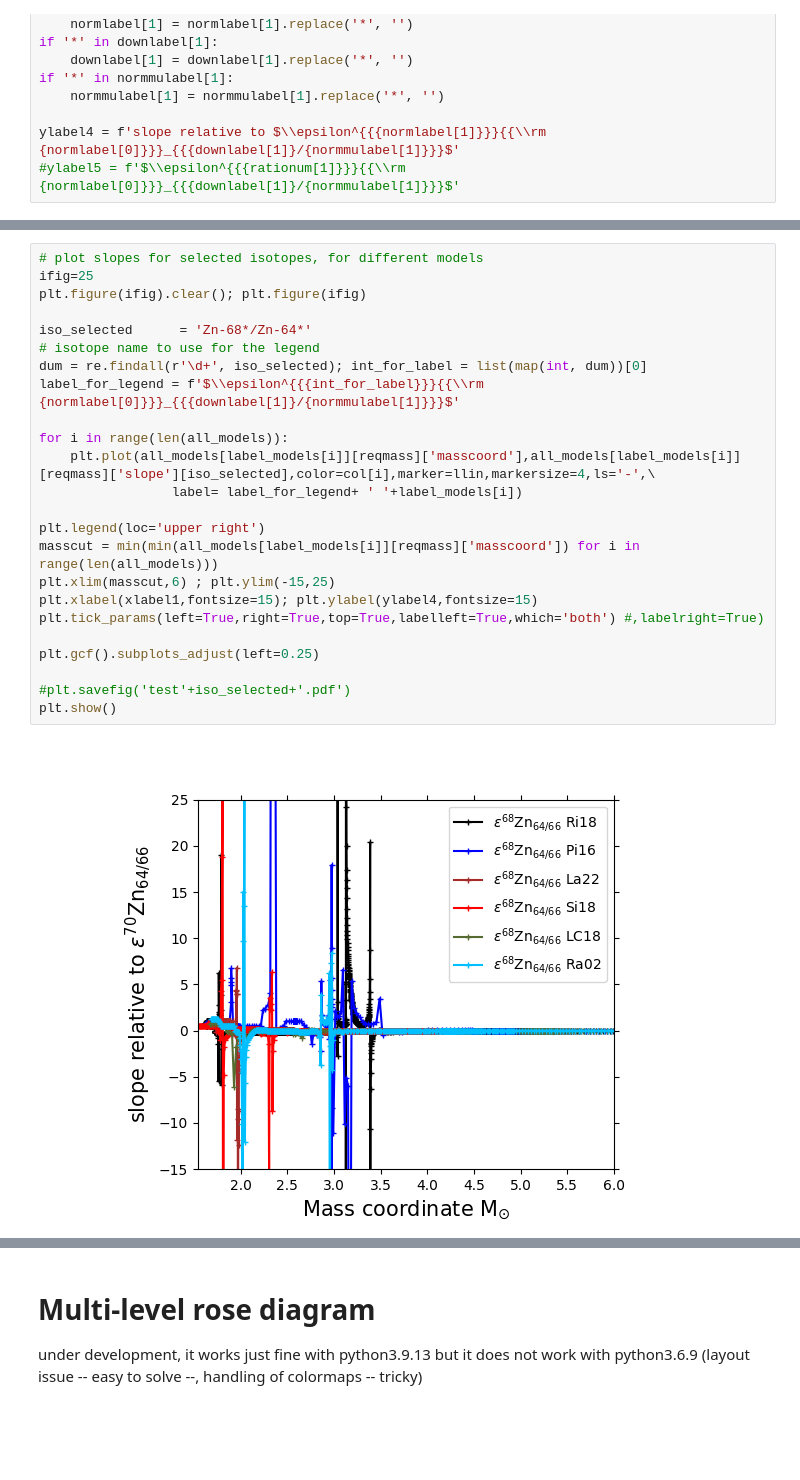
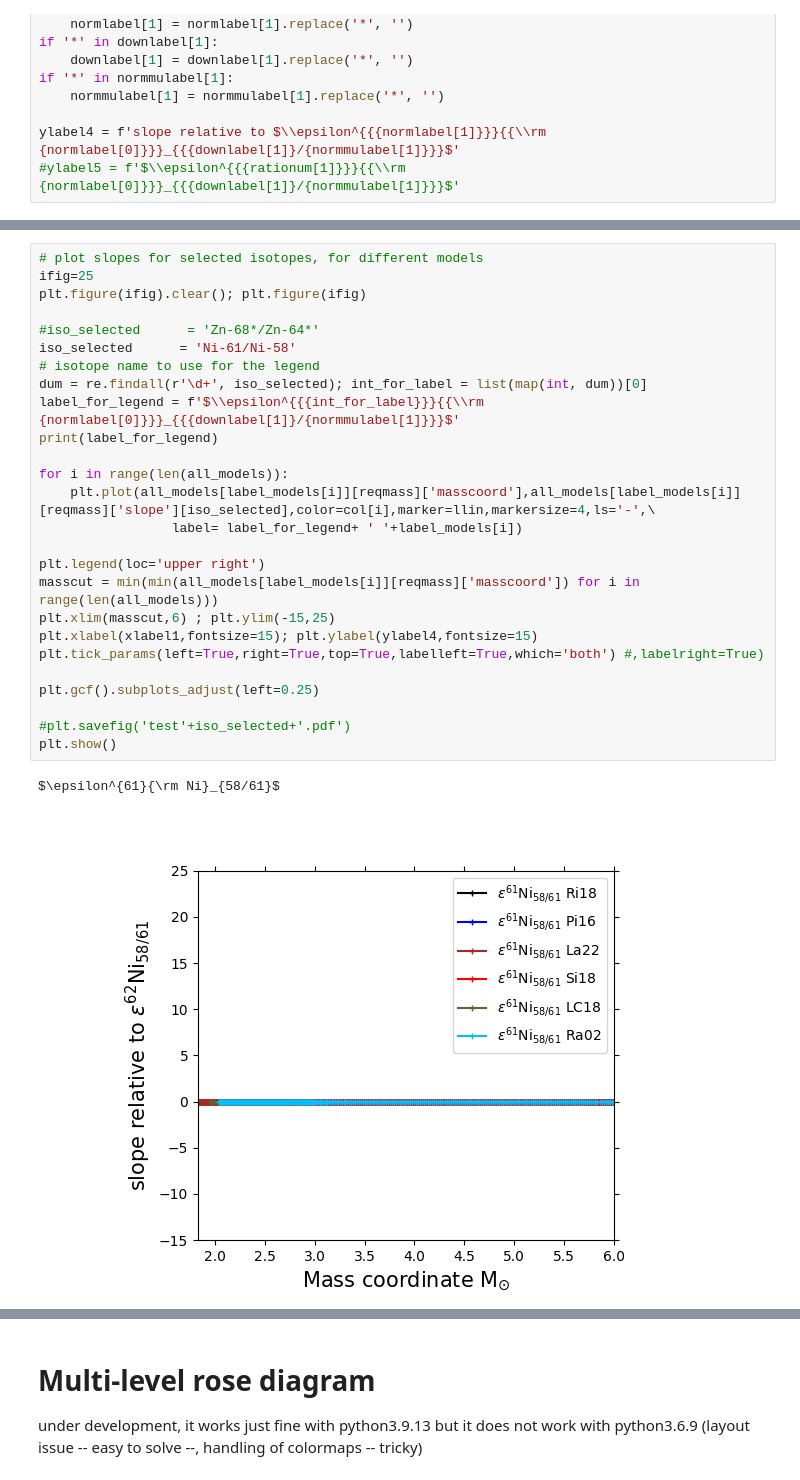
Before and after one commit to NuGrid/chetec-infra_WP9, a Jupyter notebook: simple_plot_v11.ipynb, the cells around one changed output, grey strips where cells are left out. Saved outputs shown, nothing was run; the diff lists cells and outputs as text; blank space fills up the shorter version.

```diff
--- a/simple_plot_v11.ipynb
+++ b/simple_plot_v11.ipynb
@@ -464,29 +478,32 @@ plt.show()
 # %%
 # plot slopes for selected isotopes, for different models
 ifig=25
 plt.figure(ifig).clear(); plt.figure(ifig)
 
-iso_selected      = 'Zn-68*/Zn-64*'
+#iso_selected      = 'Zn-68*/Zn-64*'
+iso_selected      = 'Ni-61/Ni-58'
 # isotope name to use for the legend
 dum = re.findall(r'\d+', iso_selected); int_for_label = list(map(int, dum))[0]
 label_for_legend = f'$\\epsilon^{{{int_for_label}}}{{\\rm {normlabel[0]}}}_{{{downlabel[1]}/{normmulabel[1]}}}$'
+print(label_for_legend)
 
 for i in range(len(all_models)):
     plt.plot(all_models[label_models[i]][reqmass]['masscoord'],all_models[label_models[i]][reqmass]['slope'][iso_selected],color=col[i],marker=llin,markersize=4,ls='-',\
                  label= label_for_legend+ ' '+label_models[i])
 
 plt.legend(loc='upper right')
 masscut = min(min(all_models[label_models[i]][reqmass]['masscoord']) for i in range(len(all_models)))
 plt.xlim(masscut,6) ; plt.ylim(-15,25)
 plt.xlabel(xlabel1,fontsize=15); plt.ylabel(ylabel4,fontsize=15)
 plt.tick_params(left=True,right=True,top=True,labelleft=True,which='both') #,labelright=True)
 
 plt.gcf().subplots_adjust(left=0.25)
 
 #plt.savefig('test'+iso_selected+'.pdf')
 plt.show()
 # %% [output]
+$\epsilon^{61}{\rm Ni}_{58/61}$
-[figure, old version]
+[figure, new version]
 # %%
 # plot slopes for selected isotopes, for different models
 ifig=27
```
Also changed, not shown: parts of 10 cells of this notebook, 2 other files.
